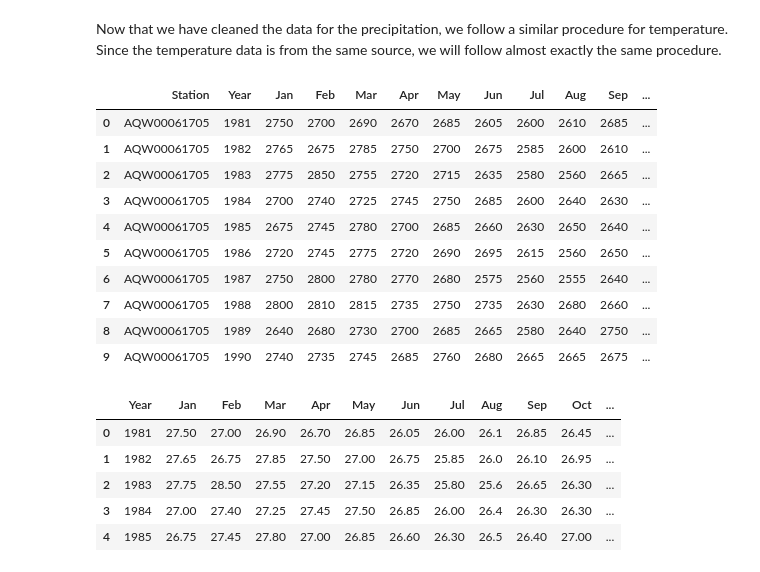
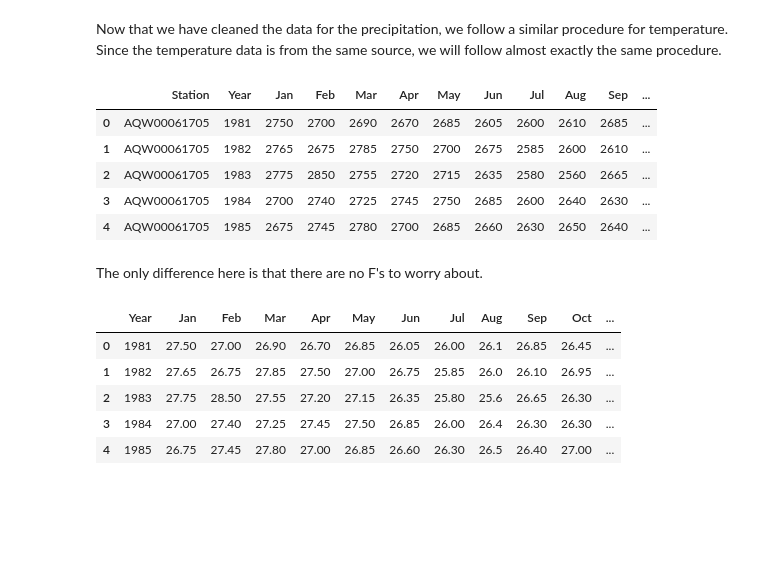
Before and after one commit to dwang953/109-Project, a Jupyter notebook: What's_the_Price_of_Wheat.ipynb, the cells around one changed output. Saved outputs shown, nothing was run; the diff lists cells and outputs as text; code cells hidden in the pictures; blank space fills up the shorter version.

```diff
--- a/What's_the_Price_of_Wheat.ipynb
+++ b/What's_the_Price_of_Wheat.ipynb
@@ -202,19 +205,16 @@ prec_grouped.to_csv('cleaned_data/precdf.csv')
 Now that we have cleaned the data for the precipitation, we follow a similar procedure for temperature. Since the temperature data is from the same source, we will follow almost exactly the same procedure.
 # %%
 dirtytempdf=pd.read_csv("data/stationtemp.csv")
-dirtytempdf.head(10)
+dirtytempdf.head()
 # %% [output]
 |  | Station | Year | Jan | Feb | Mar | Apr | May | Jun | Jul | Aug | Sep | ... |
 | 0 | AQW00061705 | 1981 | 2750 | 2700 | 2690 | 2670 | 2685 | 2605 | 2600 | 2610 | 2685 | ... |
 | 1 | AQW00061705 | 1982 | 2765 | 2675 | 2785 | 2750 | 2700 | 2675 | 2585 | 2600 | 2610 | ... |
 | 2 | AQW00061705 | 1983 | 2775 | 2850 | 2755 | 2720 | 2715 | 2635 | 2580 | 2560 | 2665 | ... |
 | 3 | AQW00061705 | 1984 | 2700 | 2740 | 2725 | 2745 | 2750 | 2685 | 2600 | 2640 | 2630 | ... |
 | 4 | AQW00061705 | 1985 | 2675 | 2745 | 2780 | 2700 | 2685 | 2660 | 2630 | 2650 | 2640 | ... |
-| 5 | AQW00061705 | 1986 | 2720 | 2745 | 2775 | 2720 | 2690 | 2695 | 2615 | 2560 | 2650 | ... |
-| 6 | AQW00061705 | 1987 | 2750 | 2800 | 2780 | 2770 | 2680 | 2575 | 2560 | 2555 | 2640 | ... |
-| 7 | AQW00061705 | 1988 | 2800 | 2810 | 2815 | 2735 | 2750 | 2735 | 2630 | 2680 | 2660 | ... |
-| 8 | AQW00061705 | 1989 | 2640 | 2680 | 2730 | 2700 | 2685 | 2665 | 2580 | 2640 | 2750 | ... |
-| 9 | AQW00061705 | 1990 | 2740 | 2735 | 2745 | 2685 | 2760 | 2680 | 2665 | 2665 | 2675 | ... |
+# %% [markdown]
+The only difference here is that there are no F's to worry about.
 # %%
 # remove the -9999M rows, and convert to degrees celsius
 for col in dirtytempdf:
```
Also changed, not shown: parts of 38 cells of this notebook, 6 other files.
